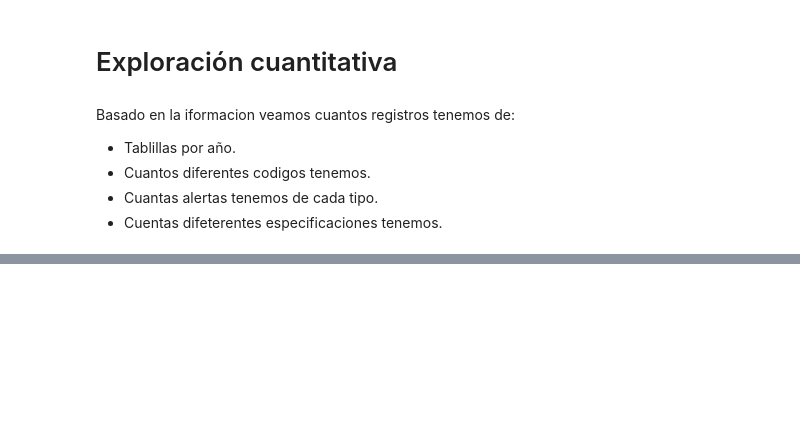
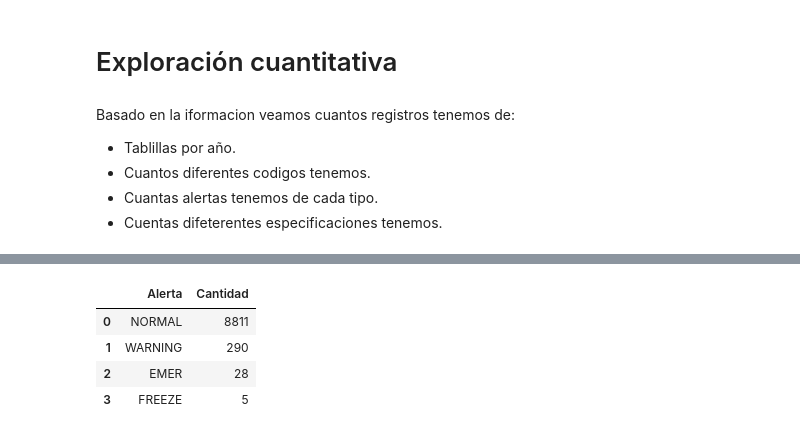
Before and after one commit to Brayam1998/log_maq, a Jupyter notebook: analisis_exploratorio/analisis_exploratorio.ipynb, the cells around one changed output, grey strips where cells are left out. Cells and saved outputs as stored; diff of their text form; code cells hidden in the pictures; blank space fills up the shorter version.

```diff
--- a/analisis_exploratorio/analisis_exploratorio.ipynb
+++ b/analisis_exploratorio/analisis_exploratorio.ipynb
@@ -66,0 +91,13 @@ data.head()
+# %%
+# cuantas alertas de cada tipo tenemos
+data["alerta"].value_counts().index
+data["alerta"].value_counts().values
+pd.DataFrame( data = {"Alerta" : data["alerta"].value_counts().index,
+                      "Cantidad" :  data["alerta"].value_counts().values ,
+                       })
+# %% [output]
+|  | Alerta | Cantidad |
+| 0 | NORMAL | 8811 |
+| 1 | WARNING | 290 |
+| 2 | EMER | 28 |
+| 3 | FREEZE | 5 |
```
Also changed, not shown: parts of 9 cells of this notebook.
